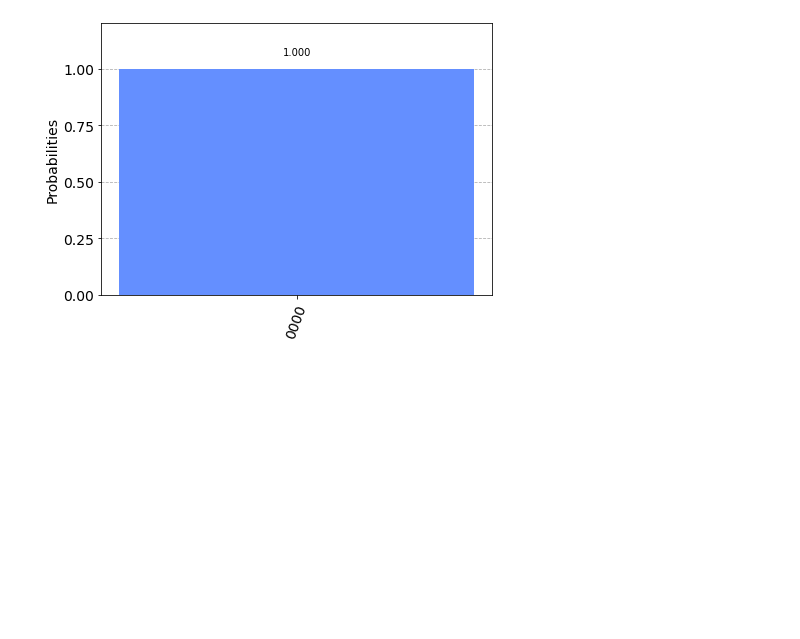
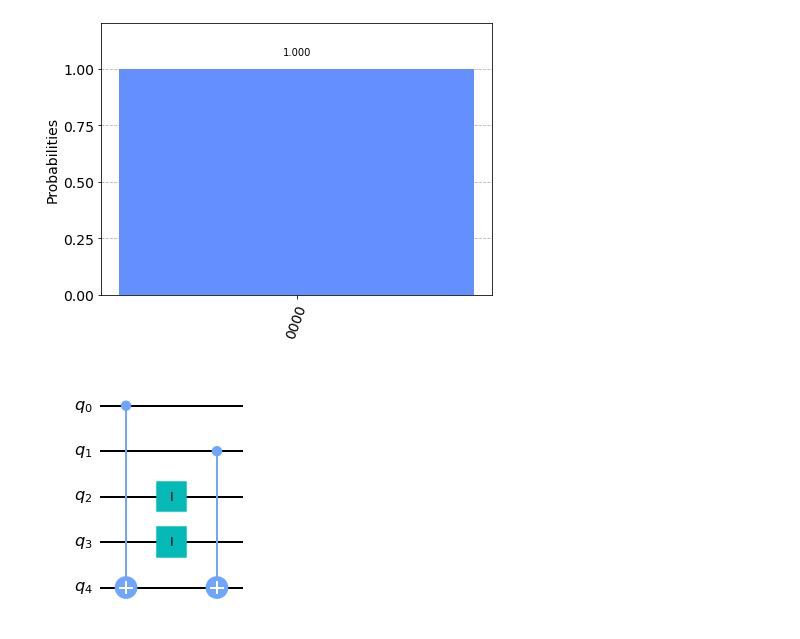
Before and after one commit to rsobt/circuit_by_qiskit, a Jupyter notebook: 1_basic_circuit/Bernstein-Vazirani.ipynb, the cells around one changed output. Saved outputs shown, nothing was run; the diff lists cells and outputs as text; code cells hidden in the pictures; blank space fills up the shorter version.

```diff
--- a/1_basic_circuit/Bernstein-Vazirani.ipynb
+++ b/1_basic_circuit/Bernstein-Vazirani.ipynb
@@ -68,0 +88,15 @@ plot_histogram(count_num)
+# %%
+n = 5
+oracle_qc = QuantumCircuit(n)
+#zゲートのためのバイナリ列
+b = "0011"
+b = b[::-1] # reverse s to fit qiskit's qubit ordering
+for q in range(n-1):
+    if b[q] == '0':
+        oracle_qc.i(q)
+    else:
+        oracle_qc.cx(q, n-1)
+
+oracle_qc.draw(output="mpl")
+# %% [output]
+[figure, added]
```
Also changed, not shown: parts of 6 cells of this notebook.
